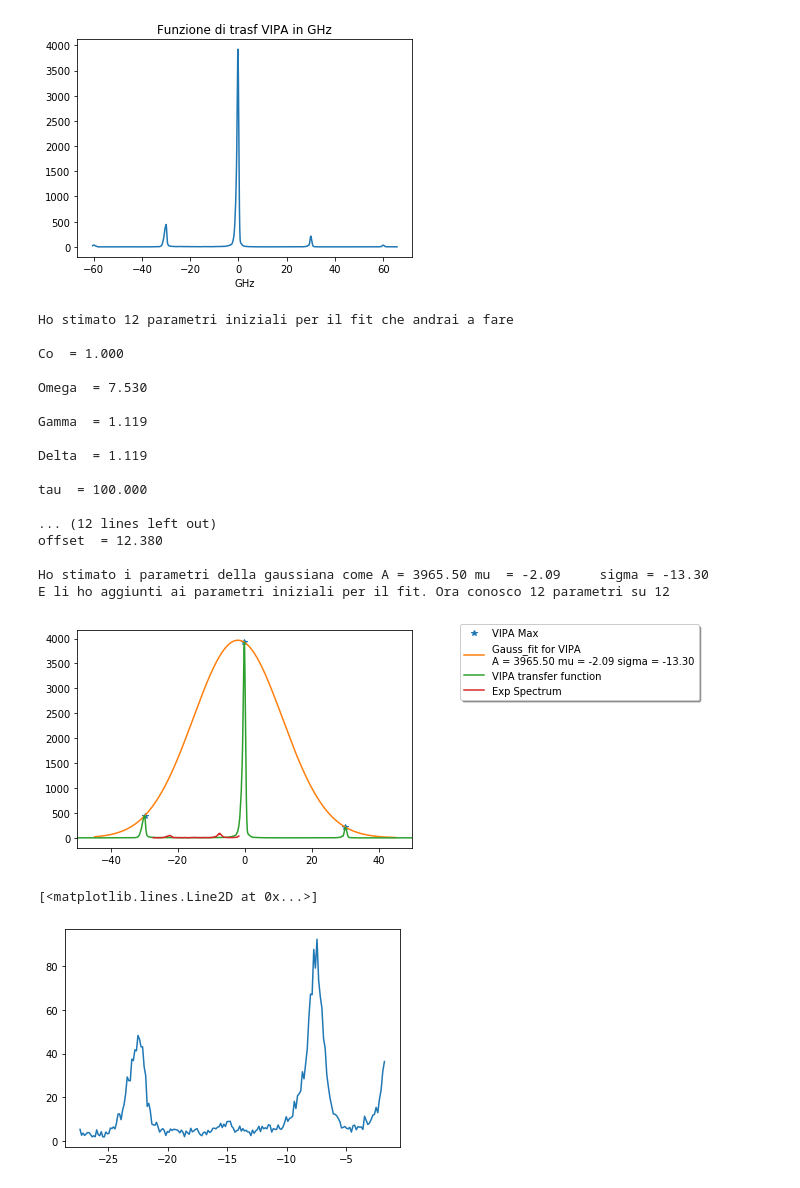
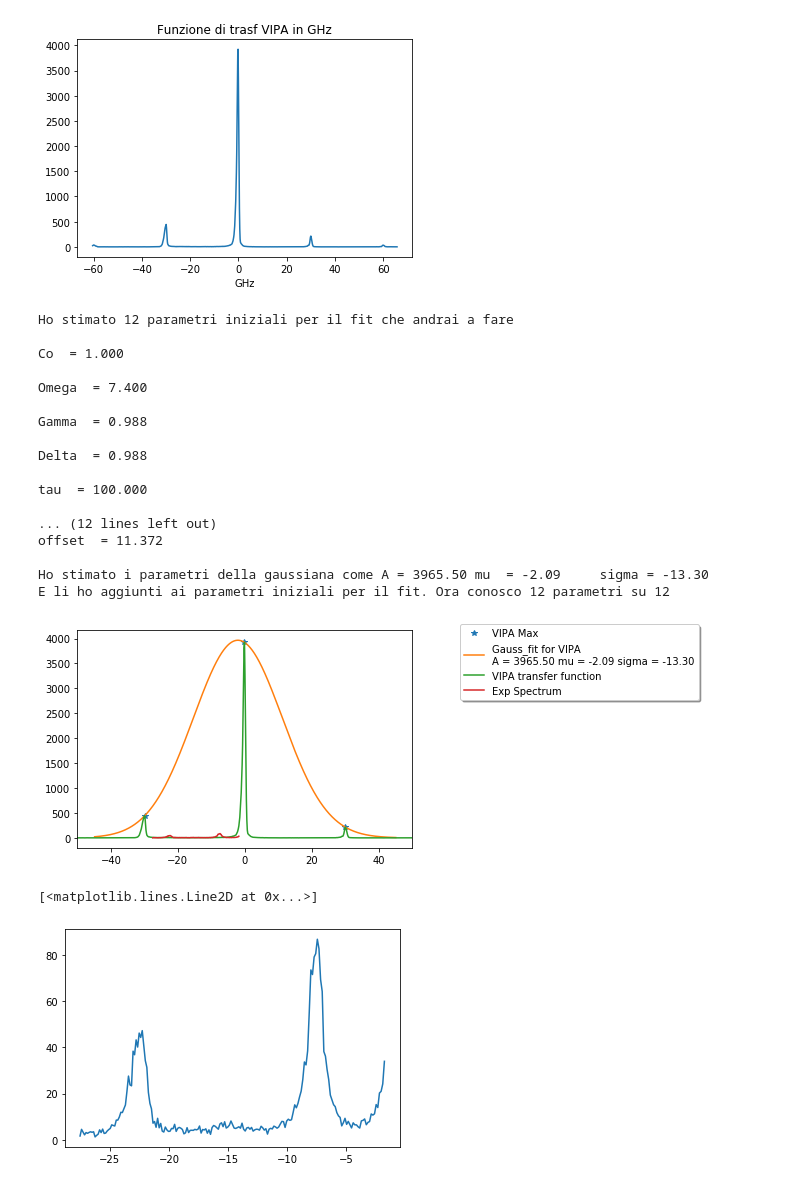
Before and after one commit to flautodipan/Python_Libraries, a Jupyter notebook: Experimentum_single.ipynb, the cells around one changed output. Saved outputs shown, nothing was run; the diff lists cells and outputs as text; code cells hidden in the pictures.

```diff
--- a/Experimentum_single.ipynb
+++ b/Experimentum_single.ipynb
@@ -21,7 +21,7 @@ VIPA_filename       =   'img_000000000_Default_000.tif'
 
 
 syg_kwargs          =   {'height': 20, 'distance': 20, 'width': 5.}
-syg_kwargs_brill    =   {'height': 20, 'distance': 20, 'width': 5.}
+syg_kwargs_brill    =   {'height': 5, 'distance': 50, 'width': 5.}
 
 cols        = ('Co', 'Omega', 'Gamma', 'Delta', 'tau', 'delta_width', 'delta_amplitude', 'A', 'mu', 'sigma', 'shift', 'offset')
 cols_mark   = ('Co', 'Omega', 'Gamma', 'delta_width', 'delta_amplitude', 'A', 'mu', 'sigma', 'shift', 'offset')
@@ -29,9 +29,8 @@ cols_real   = ('Co', 'Omega', 'Gamma', 'Delta', 'tau', 'delta_width', 'delta_amp
 cols_gauss  = ( 'A', 'mu', 'sigma')
 # %%
 #0) importo dati e inizializzo oggetti
-i   =   29
-j   =   74
-
+i   =   85
+j   =   67
 y    =   Import_from_Matlab(spectra_filename, spectra_path, var_name = 'y')[i][j]
 Data    =   Exp.Spectrum(name = str((i,j)))
 Data.Get_Spectrum(y = np.resize(y, np.max(y.shape)), offset = 183., cut = True, cut_range = (100, 680))
@@ -41,7 +40,7 @@ Data.Get_VIPA_tif(VIPA_filename, VIPA_path)
 plt.figure()
 plt.plot(Data.x, Data.y)
 plt.plot(Data.x[Data.peaks[0]], Data.y[Data.peaks[0]], '*')
-
+plt.title(str((i,j)))
 
 check = Data.Check_Spectrum(saturation_width = 13.5)
 
@@ -69,38 +68,38 @@ Data.Spectrum_Pix2GHz()
 if nature == 'brillouin_higher':
 
     Data.Get_Spectrum_Peaks(**syg_kwargs_brill)
     Data.Get_Spectrum_4_Peaks_by_Order()
 
 else:
 
     Data.Get_Spectrum_4_Peaks_by_Height()
 
-Data.Cut_n_Estimate_Spectrum(estimate = True, verbose = True, distanza = 0.25)
+Data.Cut_n_Estimate_Spectrum(estimate = True, verbose = True, distanza = 0.25, columns = cols)
 Data.Fit_VIPA_Gaussian(verbose = True, fig = True)
 plt.figure()
 plt.plot(Data.x_freq, Data.y)
 # %% [output]
 [figure]
 [figure]
 Ho stimato 12 parametri iniziali per il fit che andrai a fare
 
 Co  = 1.000
 
-Omega  = 7.530
+Omega  = 7.400
 
-Gamma  = 1.119
+Gamma  = 0.988
 
-Delta  = 1.119
+Delta  = 0.988
 
 tau  = 100.000
 
 ... (12 lines left out)
-offset  = 12.380
+offset  = 11.372
 
 Ho stimato i parametri della gaussiana come A = 3965.50 mu  = -2.09     sigma = -13.30
 E li ho aggiunti ai parametri iniziali per il fit. Ora conosco 12 parametri su 12
 [figure]
 [<matplotlib.lines.Line2D at 0x...>]
-[figure, old version]
+[figure, new version]
 # %%
 #3) fit markoviano
```
Also changed, not shown: parts of 7 cells of this notebook, 20 other files.
